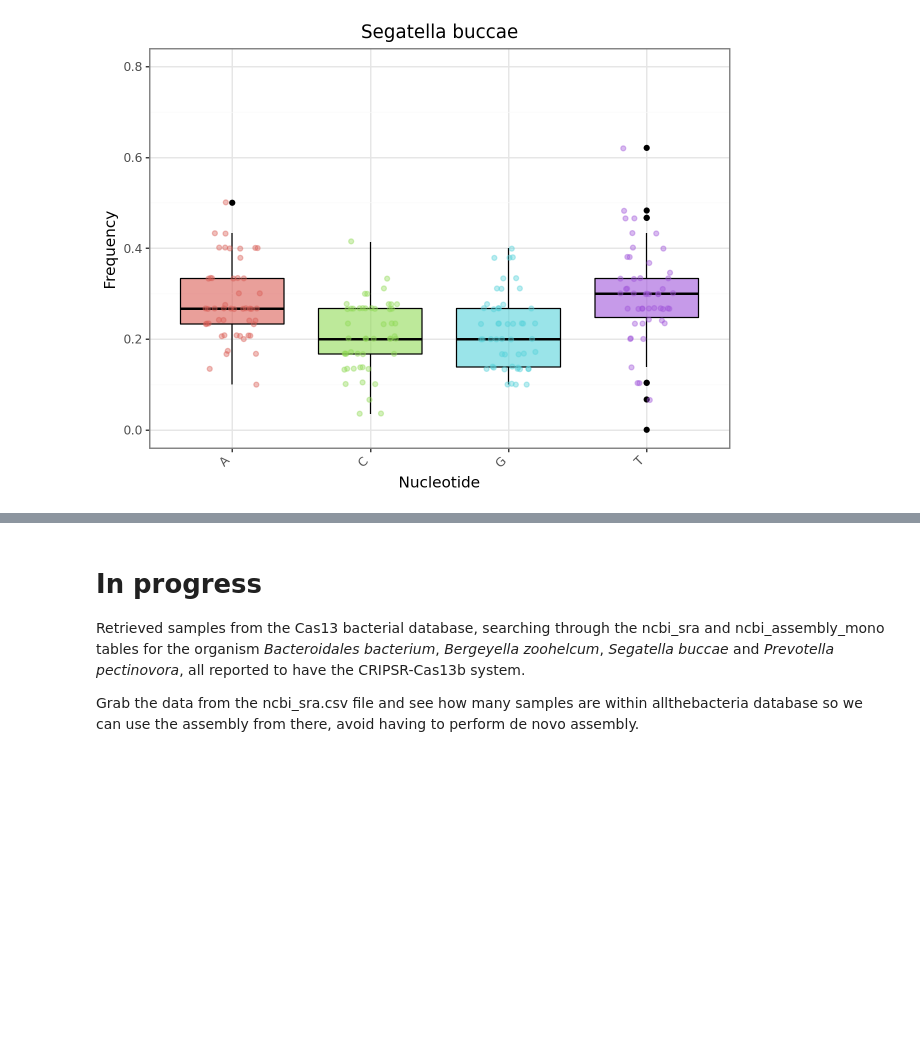
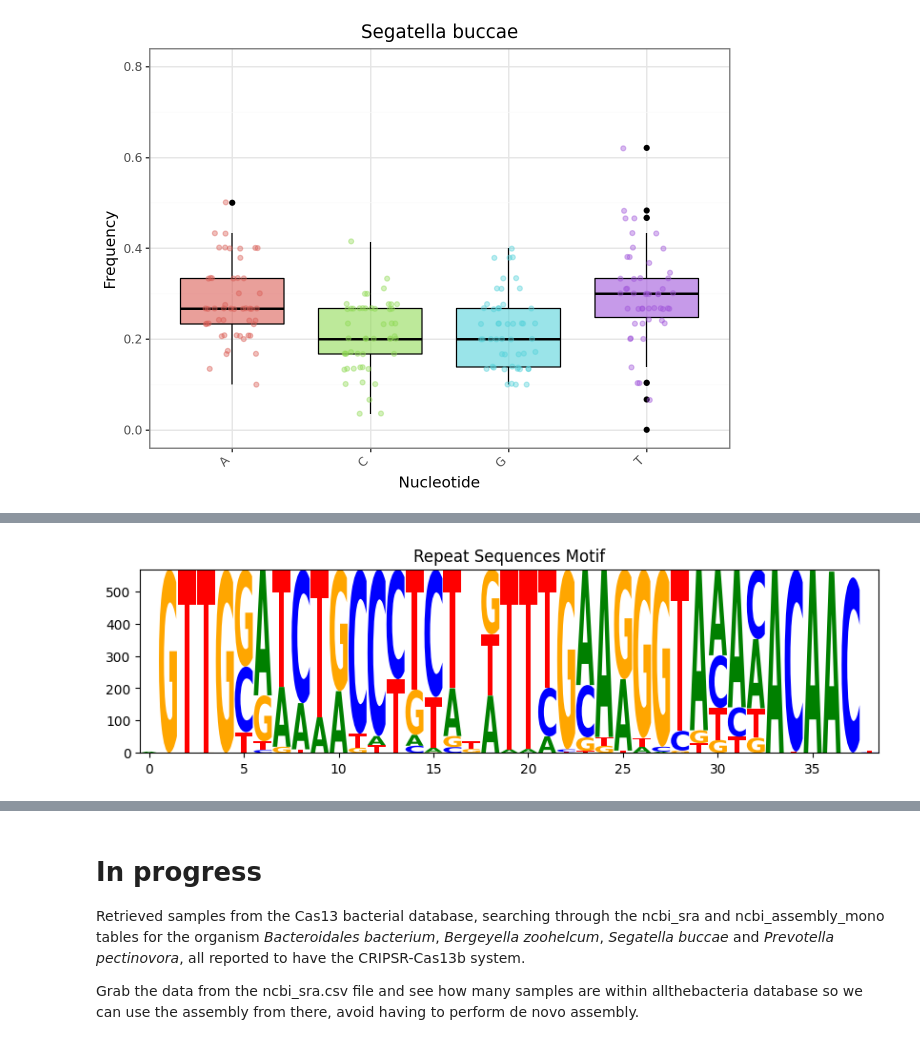
Before and after one commit to rjibengtsson/spacer_analysis, a Jupyter notebook: prelim/premlinary_analysis.ipynb, the cells around one changed output, grey strips where cells are left out. Cells and saved outputs as stored; diff of their text form; code cells hidden in the pictures; blank space fills up the shorter version.

```diff
--- a/prelim/premlinary_analysis.ipynb
+++ b/prelim/premlinary_analysis.ipynb
@@ -765,0 +974,25 @@ display(p_box)
+# %%
+import logomaker
+from Bio import SeqIO
+import matplotlib.pyplot as plt
+import modules.database_utils as db_utils
+import modules.analysis_utils as analysis_utils
+
+fasta_file = "prelim/analysis/repeat_sequences.aligned.fasta"
+
+# extract sequences
+sequences = []
+for record in SeqIO.parse(fasta_file, "fasta"):
+    seq = str(record.seq).upper()
+    sequences.append(seq)
+
+# Convert to counts matrix
+counts_matrix = logomaker.alignment_to_matrix(sequences)
+
+# Create logo
+logo = logomaker.Logo(counts_matrix)
+
+plt.title('Repeat Sequences Motif')
+plt.show()
+# %% [output]
+[figure, added]
```
Also changed, not shown: parts of 15 cells of this notebook.
